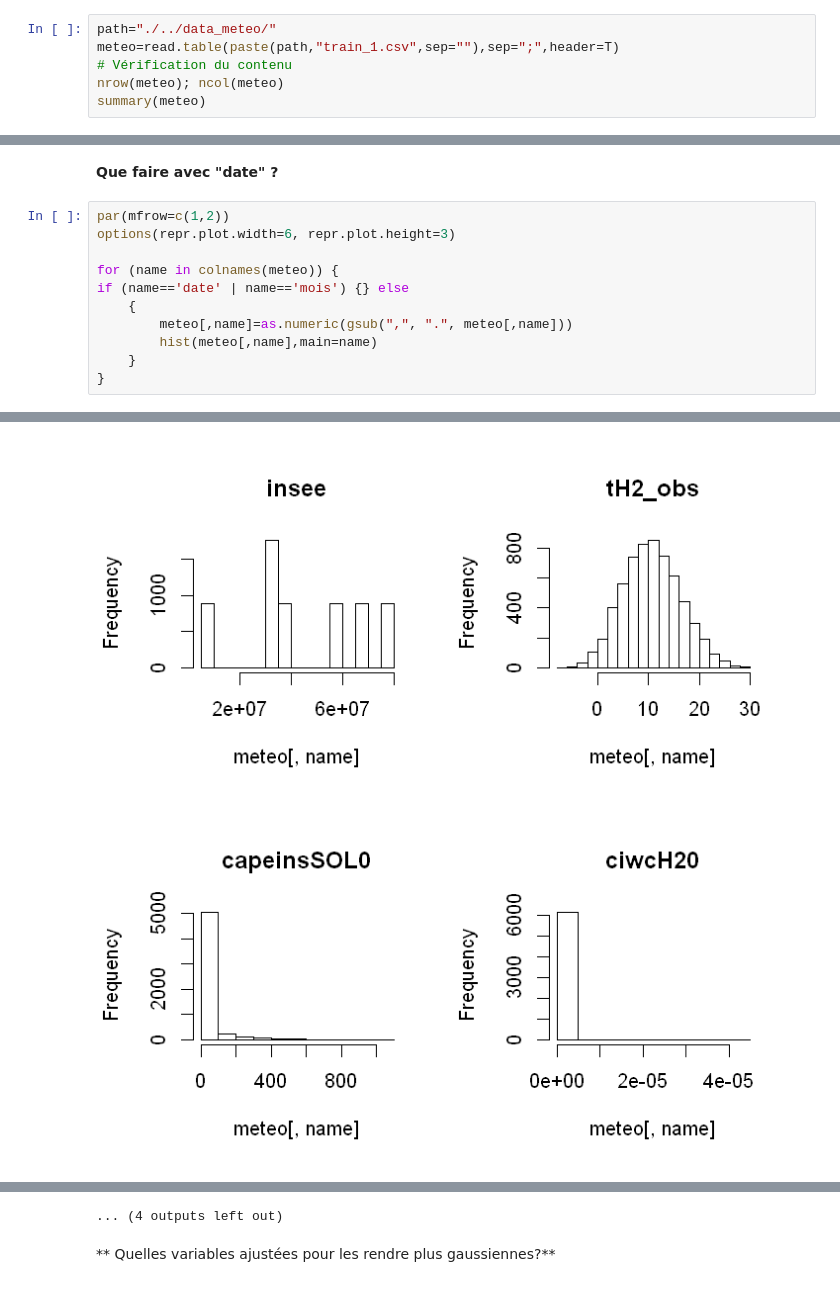
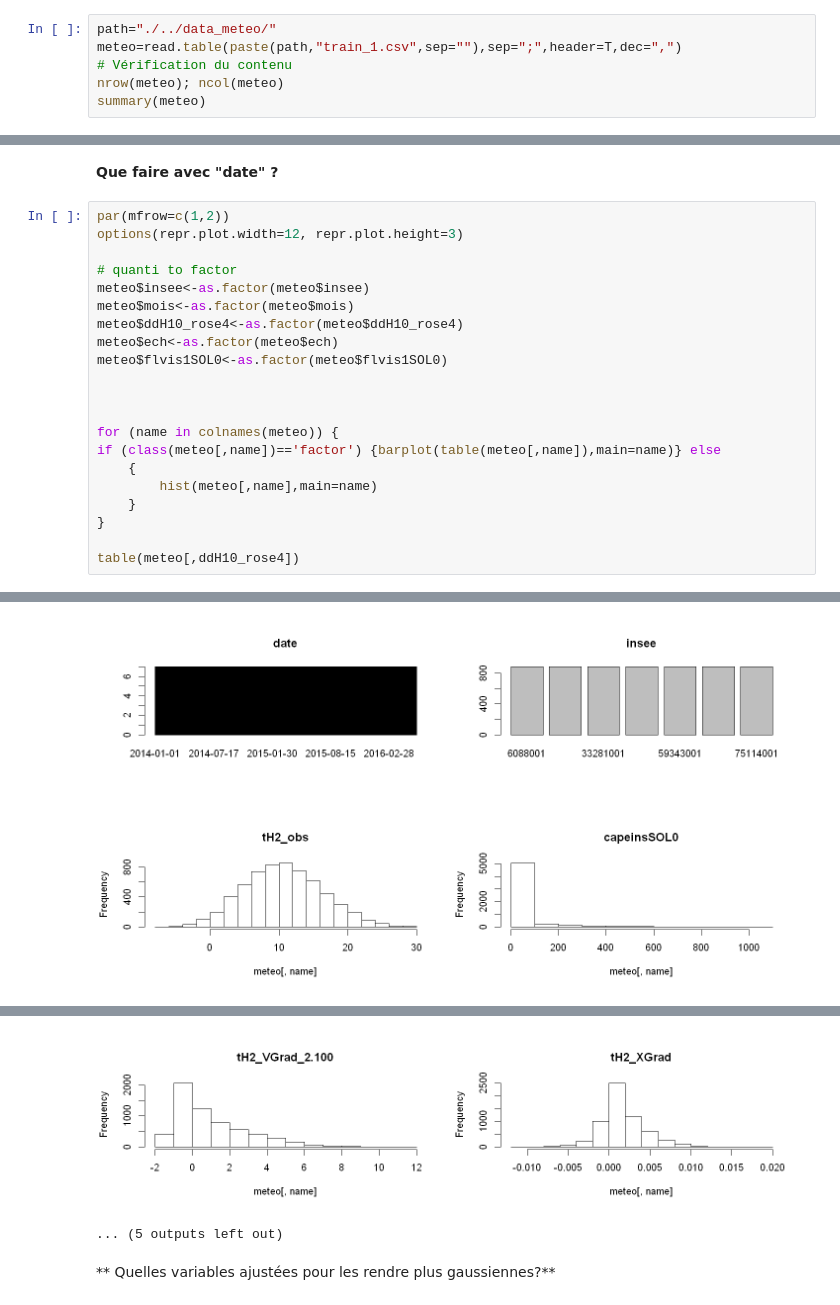
Before and after one commit to CangelosiQ/Defi, a Jupyter notebook: Data_Analysis_R.ipynb, the cells around one changed output, grey strips where cells are left out. Drawn from its saved outputs; the diff is of its cells as text.

```diff
--- a/Data_Analysis_R.ipynb
+++ b/Data_Analysis_R.ipynb
@@ -55,7 +55,7 @@ hello
 ## Data analysis
 # %%
 path="./../data_meteo/"
-meteo=read.table(paste(path,"train_1.csv",sep=""),sep=";",header=T)
+meteo=read.table(paste(path,"train_1.csv",sep=""),sep=";",header=T,dec=",")
 # Vérification du contenu
 nrow(meteo); ncol(meteo)
 summary(meteo)
@@ -83,13 +83,23 @@ summary(meteo)
 **Que faire avec "date" ?**
 # %%
 par(mfrow=c(1,2))
-options(repr.plot.width=6, repr.plot.height=3)
+options(repr.plot.width=12, repr.plot.height=3)
+
+# quanti to factor
+meteo$insee<-as.factor(meteo$insee)
+meteo$mois<-as.factor(meteo$mois)
+meteo$ddH10_rose4<-as.factor(meteo$ddH10_rose4)
+meteo$ech<-as.factor(meteo$ech)
+meteo$flvis1SOL0<-as.factor(meteo$flvis1SOL0)
+
+
 
 for (name in colnames(meteo)) {
-if (name=='date' | name=='mois') {} else
+if (class(meteo[,name])=='factor') {barplot(table(meteo[,name]),main=name)} else
     {
-        meteo[,name]=as.numeric(gsub(",", ".", meteo[,name]))
         hist(meteo[,name],main=name)
     }
 }
+
+table(meteo[,ddH10_rose4])
 # %% [output]
@@ -98,2 +106,2 @@ Warning message in n * h:
-[figure, old version]
+[figure, new version]
-[figure, old version]
+[figure, new version]
@@ -109,4 +117,5 @@ Warning message in n * h:
-... (4 outputs left out)
+[figure, added]
+... (5 outputs left out)
 # %% [markdown]
 ** Quelles variables ajustées pour les rendre plus gaussiennes?**
 # %%
```
Also changed, not shown: parts of 2 cells of this notebook.
